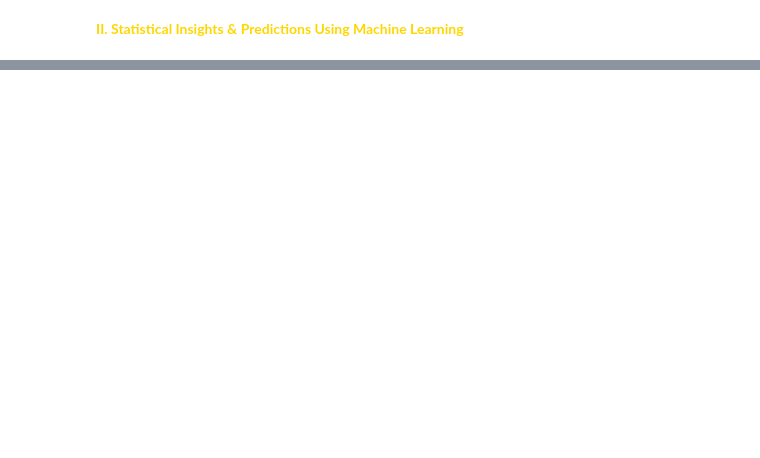
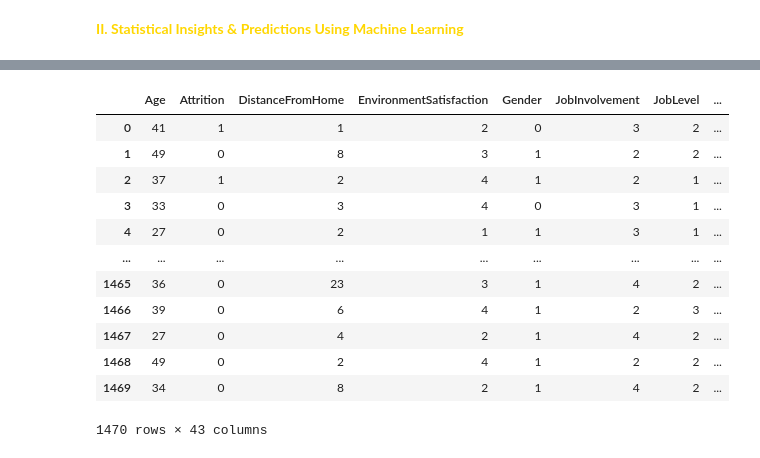
Before and after one commit to lamiselsayed/Employee-Attrition-Analytics-Project, a Jupyter notebook: Employee Attrition (II).ipynb, the cells around one changed output, grey strips where cells are left out. Saved outputs shown, nothing was run; the diff lists cells and outputs as text; code cells hidden in the pictures; blank space fills up the shorter version.

```diff
--- a/Employee Attrition (II).ipynb
+++ b/Employee Attrition (II).ipynb
@@ -165,0 +216,18 @@ memory usage: 562.9 KB
+# %%
+df_travel = encoded_df.drop(columns = ['MonthlyIncome'])
+new_df = df_travel.drop(columns = ['BusinessTravel'])
+new_df
+# %% [output]
+|  | Age | Attrition | DistanceFromHome | EnvironmentSatisfaction | Gender | JobInvolvement | JobLevel | ... |
+| 0 | 41 | 1 | 1 | 2 | 0 | 3 | 2 | ... |
+| 1 | 49 | 0 | 8 | 3 | 1 | 2 | 2 | ... |
+| 2 | 37 | 1 | 2 | 4 | 1 | 2 | 1 | ... |
+| 3 | 33 | 0 | 3 | 4 | 0 | 3 | 1 | ... |
+| 4 | 27 | 0 | 2 | 1 | 1 | 3 | 1 | ... |
+| ... | ... | ... | ... | ... | ... | ... | ... | ... |
+| 1465 | 36 | 0 | 23 | 3 | 1 | 4 | 2 | ... |
+| 1466 | 39 | 0 | 6 | 4 | 1 | 2 | 3 | ... |
+| 1467 | 27 | 0 | 4 | 2 | 1 | 4 | 2 | ... |
+| 1468 | 49 | 0 | 2 | 4 | 1 | 2 | 2 | ... |
+| 1469 | 34 | 0 | 8 | 2 | 1 | 4 | 2 | ... |
+1470 rows × 43 columns
```
Also changed, not shown: parts of 18 cells of this notebook.
